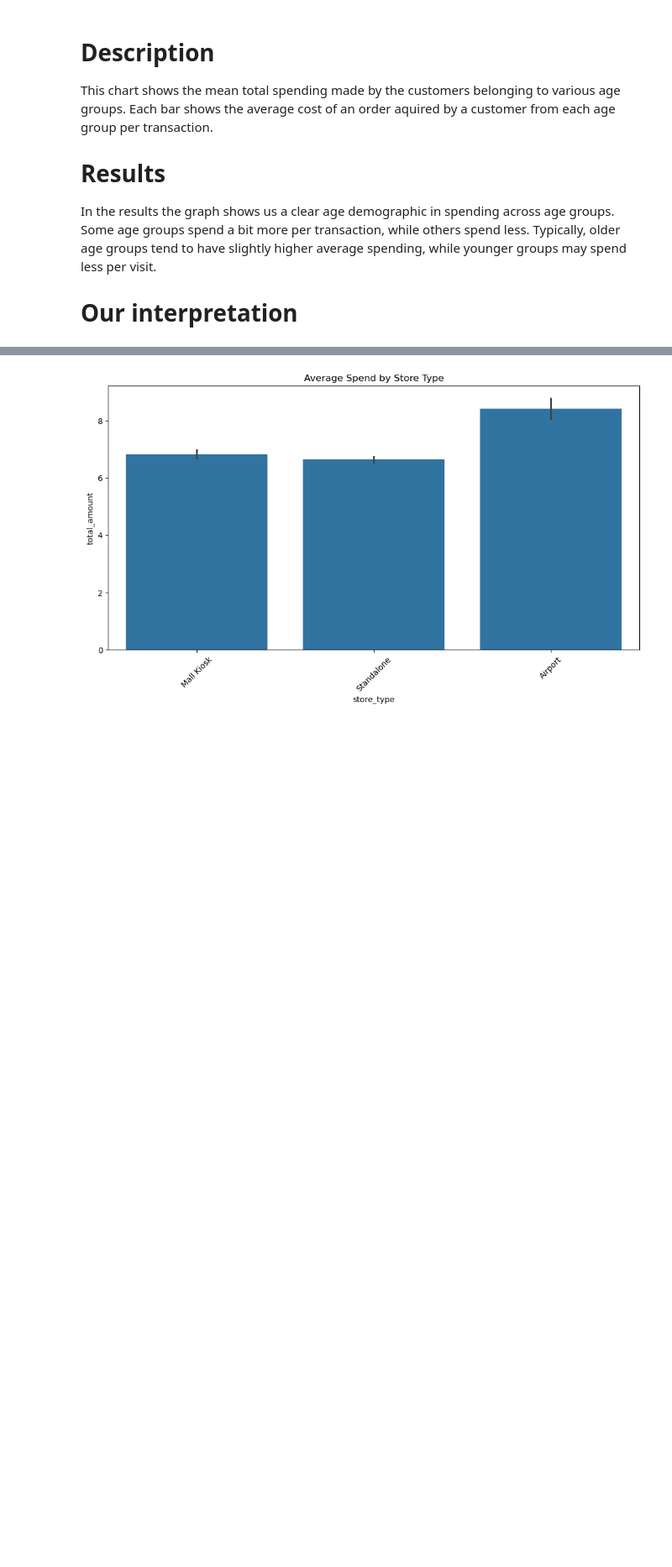
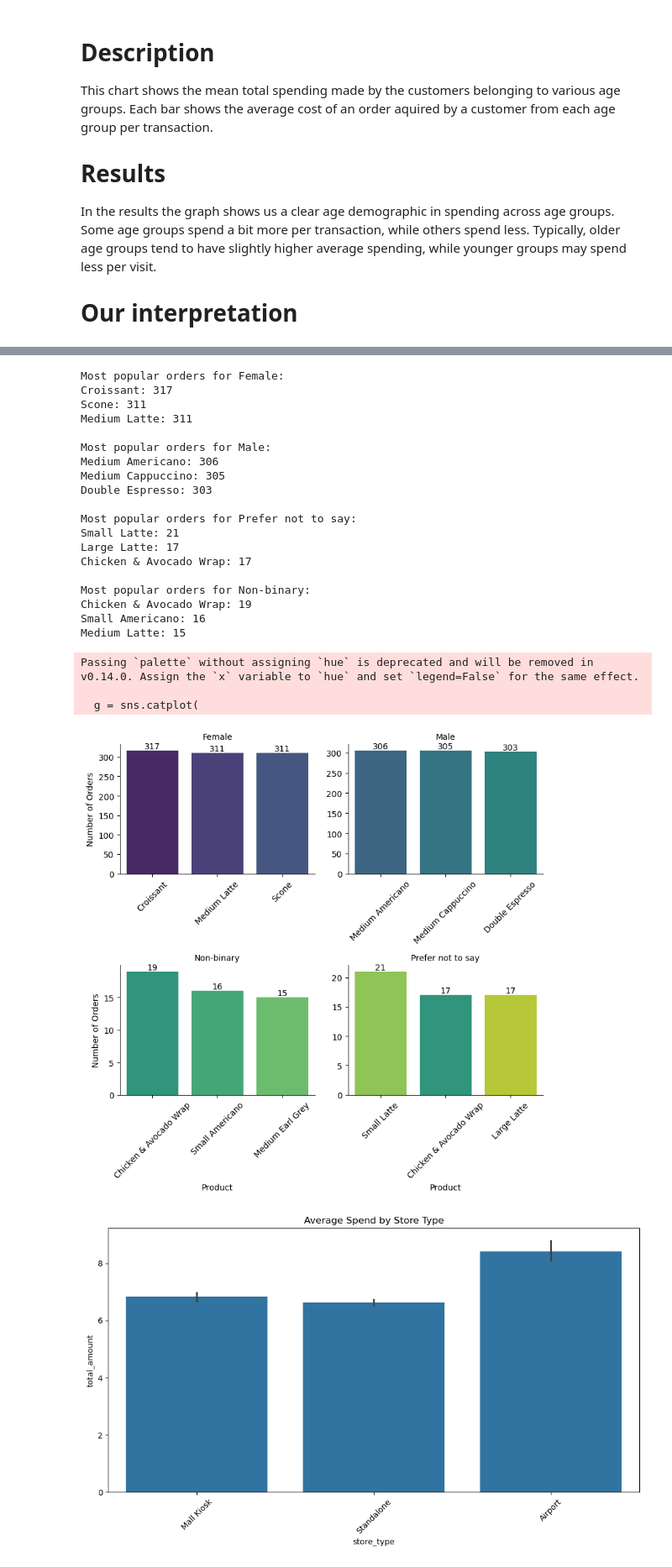
Before and after one commit to nikhilgarg614/ISDA140CoffeeSalesProject, a Jupyter notebook: FinalProjectISDA140_Gabriel-Nikill.ipynb, the cells around one changed output, grey strips where cells are left out. Shown at 84% size. Cells and saved outputs as stored; diff of their text form; code cells hidden in the pictures; blank space fills up the shorter version.

```diff
--- a/FinalProjectISDA140_Gabriel-Nikill.ipynb
+++ b/FinalProjectISDA140_Gabriel-Nikill.ipynb
@@ -112,3 +152,72 @@ plt.show()
+# %%
+# Find the most popular drink by gender
+
+for gender in df_filtered['customer_gender'].unique():
+    print(f"Most popular orders for {gender}:")
+    top_items = df_filtered[df_filtered['customer_gender'] == gender]['product_name'] \
+    .value_counts().head(3)
+    for item, count in top_items.items():
+        print(f"{item}: {count}")
+    print()
+
+
+
+top_products = (
+    df_filtered
+    .groupby('customer_gender')['product_name']
+    .value_counts()
+    .groupby(level=0)
+    .head(3)
+    .reset_index(name='count')
+)
+
+g = sns.catplot(
+    data=top_products,
+    x='product_name',
+    y='count',
+    col='customer_gender',
+    kind='bar',
+    col_wrap=2,
+    sharex=False,
+    sharey=False,
+    palette='viridis',
+    height=4
+)
+
+g.set_titles("{col_name}")
+g.set_axis_labels("Product", "Number of Orders")
+
+for ax in g.axes.flatten():
+    ax.tick_params(axis='x', rotation=45)
+    for container in ax.containers:
+        ax.bar_label(container)
+
+plt.tight_layout()
+plt.show()
+# %% [output]
+Most popular orders for Female:
+Croissant: 317
+Scone: 311
+Medium Latte: 311
+
+Most popular orders for Male:
+Medium Americano: 306
+Medium Cappuccino: 305
+Double Espresso: 303
+
+Most popular orders for Prefer not to say:
+Small Latte: 21
+Large Latte: 17
+Chicken & Avocado Wrap: 17
+
+Most popular orders for Non-binary:
+Chicken & Avocado Wrap: 19
+Small Americano: 16
+Medium Latte: 15
+Passing `palette` without assigning `hue` is deprecated and will be removed in v0.14.0. Assign the `x` variable to `hue` and set `legend=False` for the same effect.
+
+  g = sns.catplot(
+[figure, added]
 # %%
 plt.figure(figsize=(12,6))
 sns.barplot(data=df, x='store_type', y='total_amount', estimator='mean')
```
Also changed, not shown: parts of 7 cells of this notebook.
